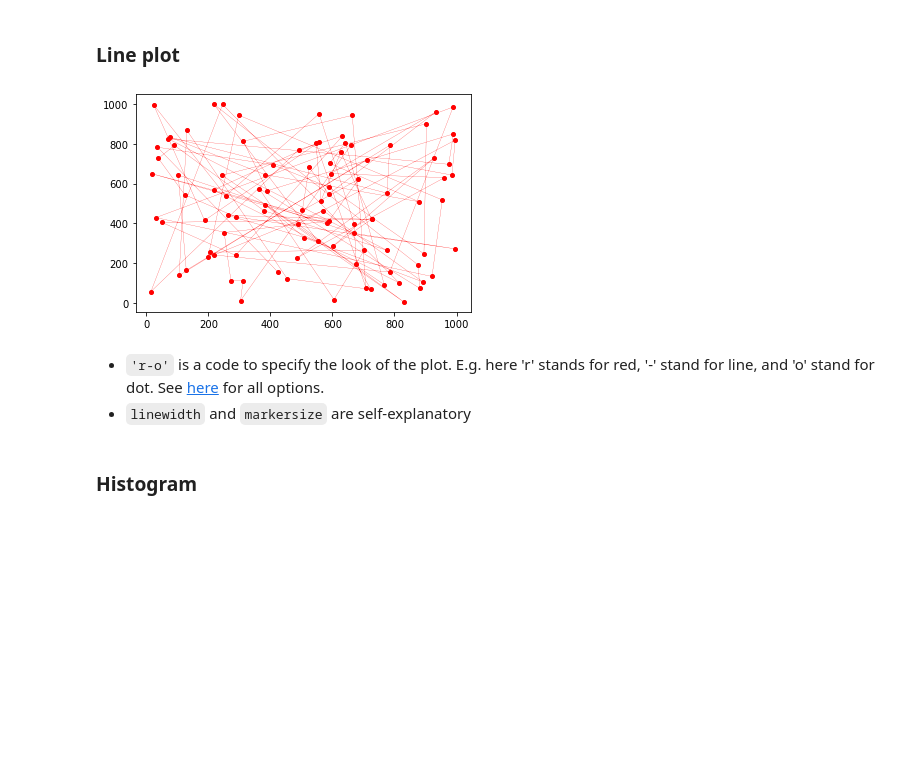
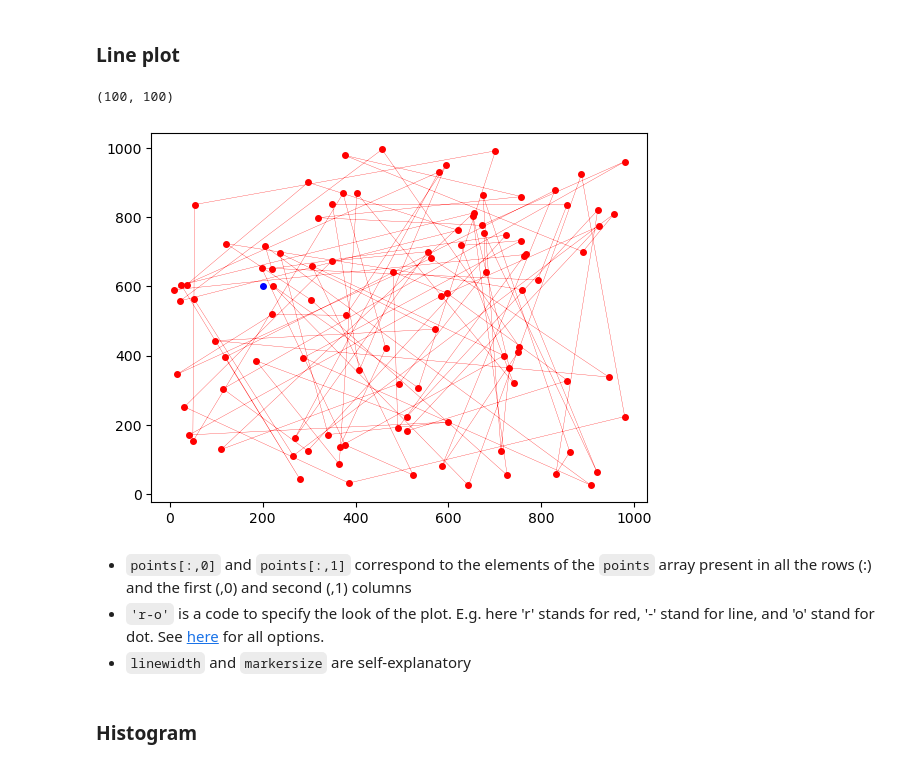
Before and after one commit to guiwitz/neubias_academy_biapy, a Jupyter notebook: 03-Matplotlib_images.ipynb, the cells around one changed output. Saved outputs shown, nothing was run; the diff lists cells and outputs as text; code cells hidden in the pictures; blank space fills up the shorter version.

````diff
--- a/03-Matplotlib_images.ipynb
+++ b/03-Matplotlib_images.ipynb
@@ -101,14 +101,20 @@ ax.imshow(image, cmap = 'inferno', vmin = 0, vmax = 100);
 - ```vmin``` and ```vmax``` specify the intensity range to display
 # %% [markdown]
 ### Line plot
-# %%
-points = np.random.randint(0,1000,(100,100))
-
-fig, ax = plt.subplots()
-ax.plot(points[:,0],points[:,1],'r-o', linewidth = 0.2, markersize = 4);
-# %% [output]
-[figure, removed]
+# %%
+# First let's generate a 2d-array of shape (100,100) full of random integers spanning from 0 to 999
+points = np.random.randint(0,1000,(100,100)) # randint.(lower bound-inclusive, upper bound-exclusive, (array shape (100rows, 100 columns)))
+print (points.shape) # points is a 2d-array of 100 rows by 100 columns
+fig, ax = plt.subplots()
+# .plot(x coordinate, y coordinate) of all 100 (x,y) data points (x coordinate is given by the first column of the array and y by the second)
+ax.plot(points[:,0],points[:,1],'r-o', linewidth = 0.2, markersize = 4);
+# .plot(x coordinate, y coordinate) of a single datapoint in blue (demo purpose)
+ax.plot(200,600,'b-o', linewidth = 0.2, markersize = 4);
+# %% [output]
+(100, 100)
+[figure, added]
 # %% [markdown]
+- ```points[:,0]``` and ```points[:,1]``` correspond to the elements of the ```points``` array present in all the rows (:) and the first (,0) and second (,1) columns
 - ```'r-o'``` is a code to specify the look of the plot. E.g. here 'r' stands for red, '-' stand for line, and 'o' stand for dot. See [here](https://matplotlib.org/3.1.1/api/_as_gen/matplotlib.pyplot.plot.html) for all options.
 - ```linewidth``` and ```markersize``` are self-explanatory
 # %% [markdown]
````
Also changed, not shown: parts of 14 cells of this notebook.
